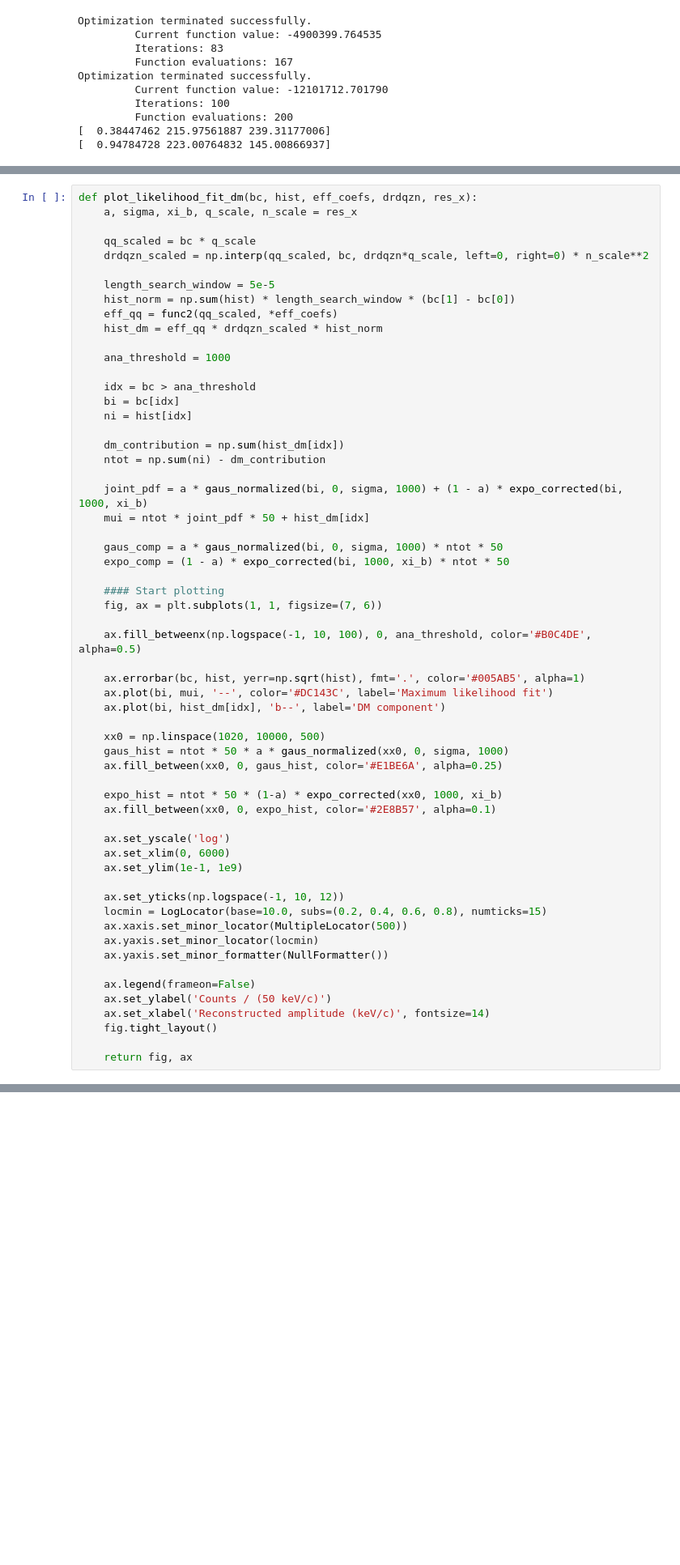
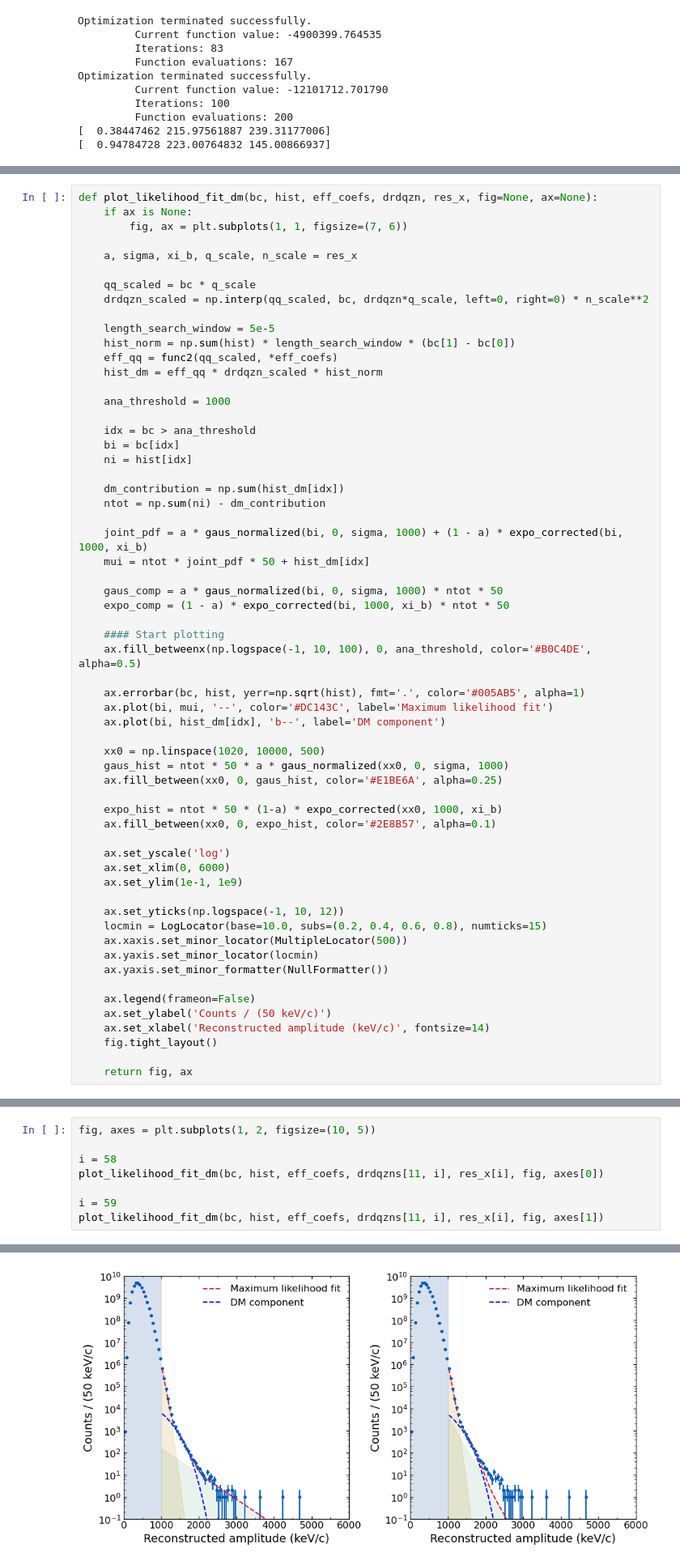
Before and after one commit to yuhants/dm_nanospheres, a Jupyter notebook: analysis_notebooks/sphere_combined_dm_analysis.ipynb, the cells around one changed output, grey strips where cells are left out. Shown at 81% size. Drawn from its saved outputs; the diff is of its cells as text; blank space fills up the shorter version.

```diff
--- a/analysis_notebooks/sphere_combined_dm_analysis.ipynb
+++ b/analysis_notebooks/sphere_combined_dm_analysis.ipynb
@@ -216,5 +223,8 @@ fig.tight_layout()
 # %%
-def plot_likelihood_fit_dm(bc, hist, eff_coefs, drdqzn, res_x):
+def plot_likelihood_fit_dm(bc, hist, eff_coefs, drdqzn, res_x, fig=None, ax=None):
+    if ax is None:
+        fig, ax = plt.subplots(1, 1, figsize=(7, 6))
+
     a, sigma, xi_b, q_scale, n_scale = res_x
 
     qq_scaled = bc * q_scale
@@ -241,8 +251,6 @@ def plot_likelihood_fit_dm(bc, hist, eff_coefs, drdqzn, res_x):
     expo_comp = (1 - a) * expo_corrected(bi, 1000, xi_b) * ntot * 50
 
     #### Start plotting
-    fig, ax = plt.subplots(1, 1, figsize=(7, 6))
-
     ax.fill_betweenx(np.logspace(-1, 10, 100), 0, ana_threshold, color='#B0C4DE', alpha=0.5)
 
     ax.errorbar(bc, hist, yerr=np.sqrt(hist), fmt='.', color='#005AB5', alpha=1)
@@ -313,0 +353,9 @@ plt.plot(nll)
+# %%
+fig, axes = plt.subplots(1, 2, figsize=(10, 5))
+
+i = 58
+plot_likelihood_fit_dm(bc, hist, eff_coefs, drdqzns[11, i], res_x[i], fig, axes[0])
+
+i = 59
+plot_likelihood_fit_dm(bc, hist, eff_coefs, drdqzns[11, i], res_x[i], fig, axes[1])
+# %% [output]
@@ -313,0 +364 @@ plt.plot(nll)
+[figure, added]
```
Also changed, not shown: parts of 18 cells of this notebook, 1 other file.
